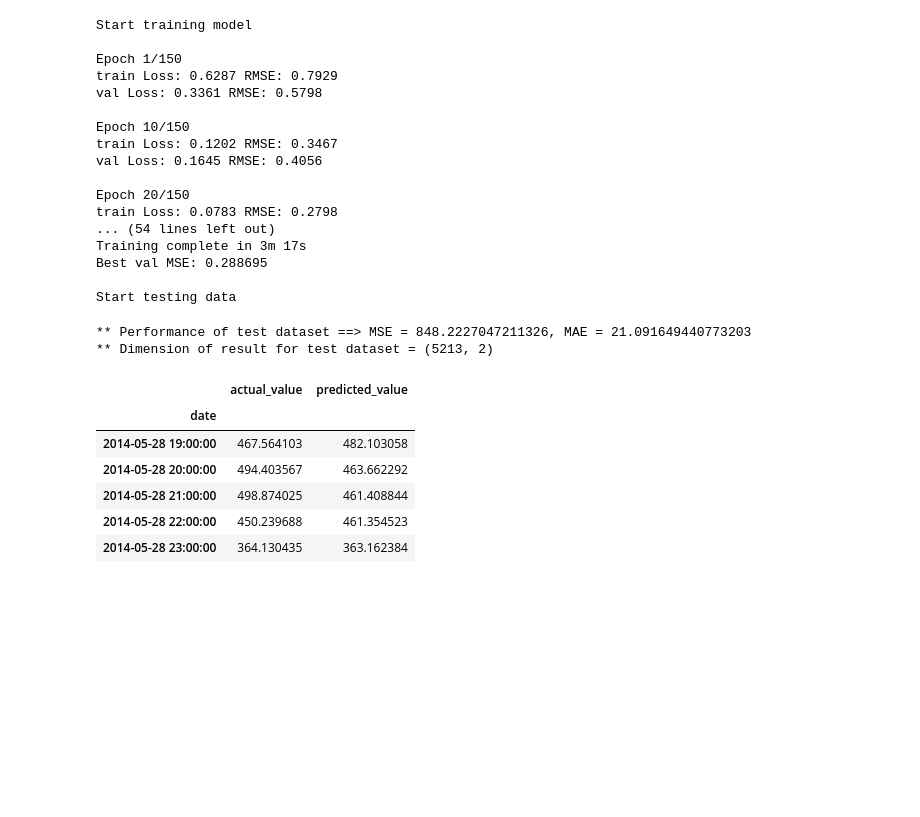
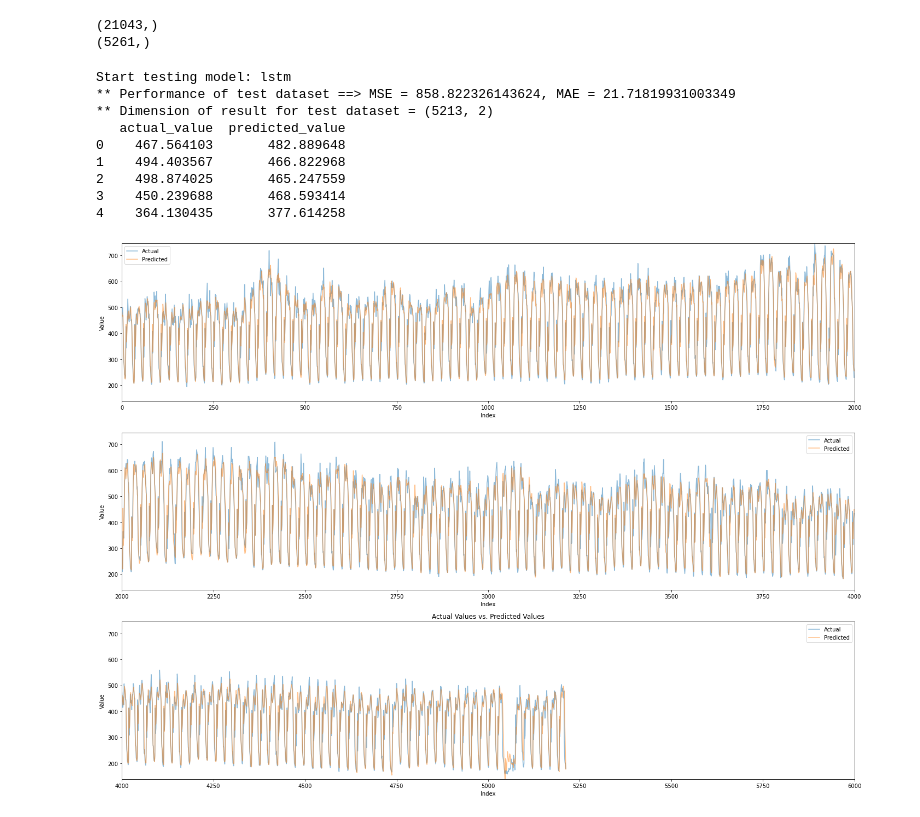
Before and after one commit to ClustProject/KUDataForecasting, a Jupyter notebook: Test.ipynb, the cells around one changed output. Drawn from its saved outputs; the diff is of its cells as text; code cells hidden in the pictures; blank space fills up the shorter version.

```diff
--- a/Test.ipynb
+++ b/Test.ipynb
@@ -117,43 +5,34 @@ test_data = test_data["MT_320"].values
-# %%
-# Case 1. model = lstm
-config = config1
-data_forecast = mf.Forecasting(config, train_data, test_data, test_date)
-init_model = data_forecast.build_model()  # 모델 구축
-
-if config["training"]:
-    best_model = data_forecast.train_model(init_model)  # 모델 학습
-    data_forecast.save_model(best_model, best_model_path=config["best_model_path"])  # 모델 저장
-
-pred, mse, mae = data_forecast.pred_data(init_model, best_model_path=config["best_model_path"])  # 예측
-# %% [output]
-Start training model
-
-Epoch 1/150
-train Loss: 0.6287 RMSE: 0.7929
-val Loss: 0.3361 RMSE: 0.5798
-
-Epoch 10/150
-train Loss: 0.1202 RMSE: 0.3467
-val Loss: 0.1645 RMSE: 0.4056
-
-Epoch 20/150
-train Loss: 0.0783 RMSE: 0.2798
-... (54 lines left out)
-Training complete in 3m 17s
-Best val MSE: 0.288695
-
-Start testing data
+# %%
+# load raw data
+data_root_dir = 'data'
+train_data, test_data = utils.load_data(data_root_dir)  # shape=(# time steps, 1)
+
+# normalization
+scaler_path = './scaler/minmax_scaler.pkl'
+test_data, scaler = utils.get_test_data(test_data, scaler_path)
+# %% [output]
+(21043,)
+(5261,)
 # %%
+# Case 1. model = lstm
+model_name = 'lstm'
+model_params = config.model_config[model_name]
+data_forecast = mf.Forecasting(model_params)
+pred, mse, mae = data_forecast.pred_data(test_data, scaler, best_model_path=model_params["best_model_path"])  # 예측
+
+# 예측 결과 확인
 print(f'** Performance of test dataset ==> MSE = {mse}, MAE = {mae}')
 print(f'** Dimension of result for test dataset = {pred.shape}')
-pred.head()
+print(pred.head())
+utils.get_plot(pred)
 # %% [output]
-** Performance of test dataset ==> MSE = 848.2227047211326, MAE = 21.091649440773203
+Start testing model: lstm
+** Performance of test dataset ==> MSE = 858.822326143624, MAE = 21.71819931003349
 ** Dimension of result for test dataset = (5213, 2)
+   actual_value  predicted_value
+0    467.564103       482.889648
+1    494.403567       466.822968
+2    498.874025       465.247559
+3    450.239688       468.593414
+4    364.130435       377.614258
-|  | actual_value | predicted_value |
-| date |  |  |
-| 2014-05-28 19:00:00 | 467.564103 | 482.103058 |
-| 2014-05-28 20:00:00 | 494.403567 | 463.662292 |
-| 2014-05-28 21:00:00 | 498.874025 | 461.408844 |
-| 2014-05-28 22:00:00 | 450.239688 | 461.354523 |
-| 2014-05-28 23:00:00 | 364.130435 | 363.162384 |
+[figure, added]
```
Also changed, not shown: parts of 10 cells of this notebook, 5 other files.
